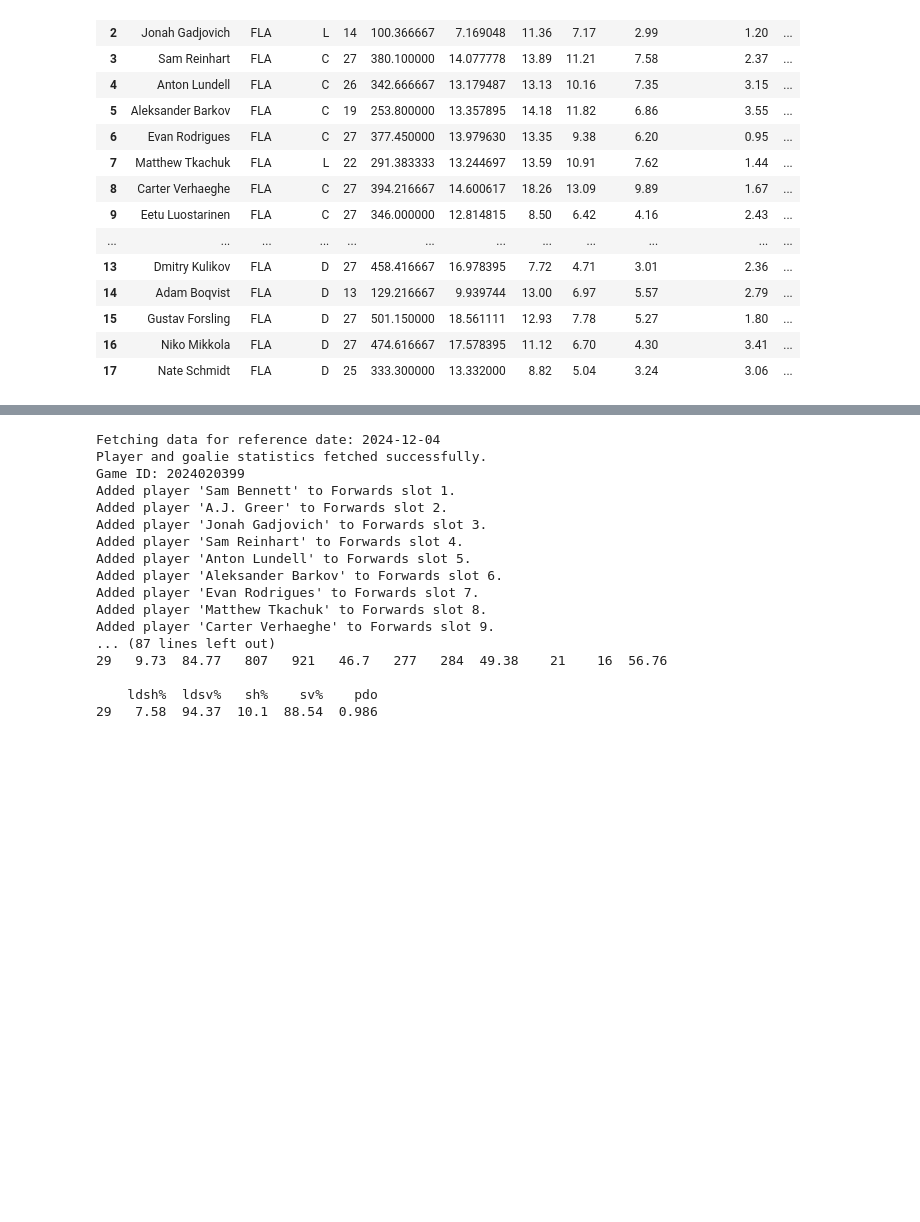
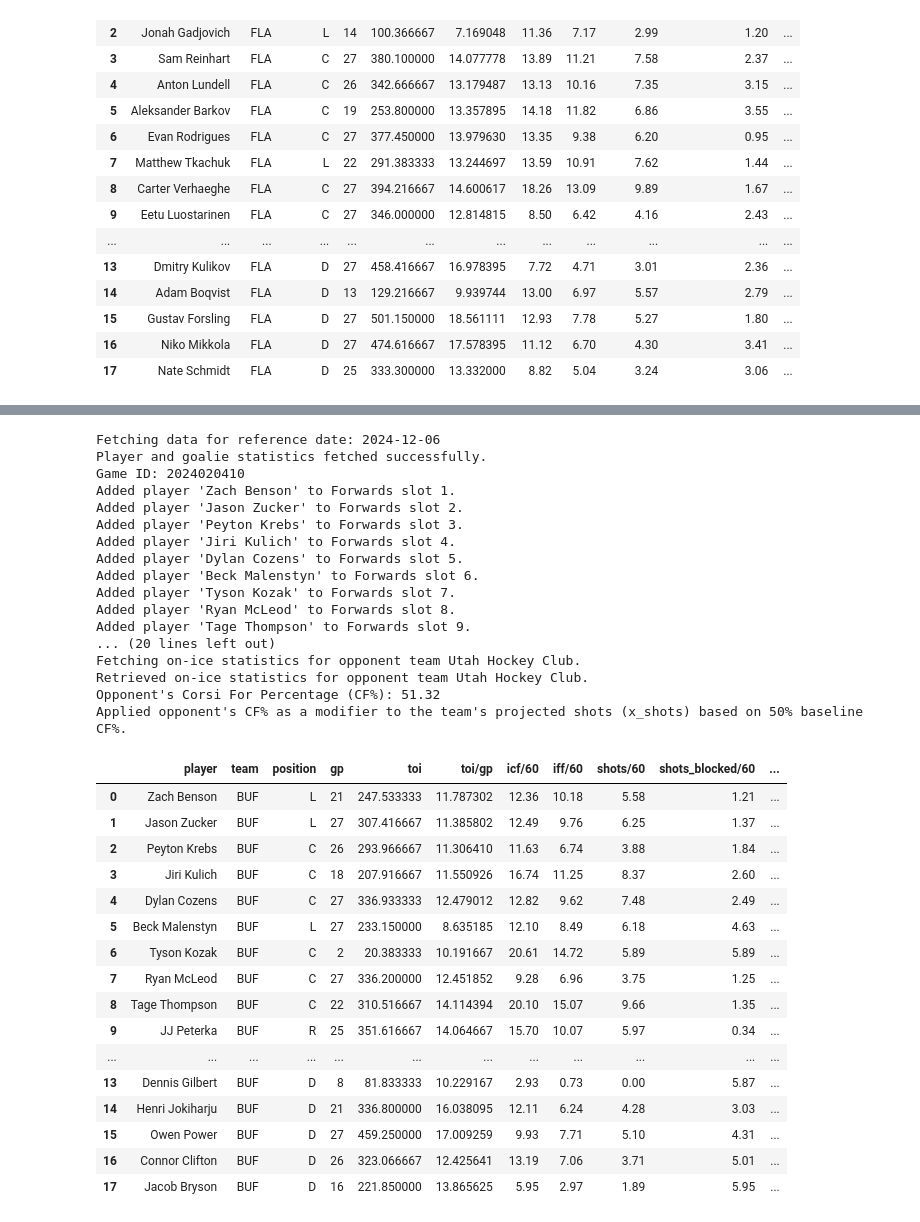
Before and after one commit to bwista/accurateshothelper, a Jupyter notebook: xgm_model_01.ipynb, the cells around one changed output, grey strips where cells are left out. Cells and saved outputs as stored; diff of their text form; code cells hidden in the pictures; blank space fills up the shorter version.

Commit message:
apply a corsi for % modifer to x_shots

```diff
--- a/xgm_model_01.ipynb
+++ b/xgm_model_01.ipynb
@@ -1873,6 +1845,21 @@ def process_team_shots_and_opponent(input_date: str, team: str, db_config: Dict[
             raise ValueError(f"No on-ice statistics found for opponent team '{opponent_team_fullname}'.")
         print(f"Retrieved on-ice statistics for opponent team {opponent_team_fullname}.")
 
+        # Step 7: Extract opponent's Corsi For Percentage (CF%)
+        # Assuming the column name for CF% is 'cf%'. Adjust if different.
+        if 'cf%' not in team_stats_df.columns:
+            raise KeyError("Column 'cf%' not found in opponent_stats_df. Please verify the scraped data.")
+
+        opponent_cf_pct = team_stats_df['cf%'].iloc[0]
+        print(f"Opponent's Corsi For Percentage (CF%): {opponent_cf_pct}")
+
+        # Step 8: Apply CF% as a modifier to the team's projected shots (x_shots) using a 50% baseline
+        baseline_cf_pct = 50  # Baseline CF% (average value)
+
+        # Adjust x_shots based on opponent's CF%
+        team_shots_df['x_shots_modified'] = team_shots_df['x_shots'] * (baseline_cf_pct / opponent_cf_pct)
+        print("Applied opponent's CF% as a modifier to the team's projected shots (x_shots) based on 50% baseline CF%.")
+
         return {
             'team_shots': team_shots_df,
             'game_id': game_id,
@@ -1885,8 +1872,8 @@ def process_team_shots_and_opponent(input_date: str, team: str, db_config: Dict[
         raise
 # %%
 # Example usage of the process_team_and_opponent function
-input_date = '2024-12-05'
-team = 'FLA'  # Example team code
+input_date = '2024-12-07'
+team = 'BUF'  # Example team code
 matchup_data = process_team_shots_and_opponent(input_date, team, db_config, loaded_model, loaded_poly)
 
 # Accessing the data
@@ -1894,29 +1881,41 @@ team_shots = matchup_data['team_shots']
 game_id = matchup_data['game_id']
 opponent_team = matchup_data['opponent_team']
 opponent_stats = matchup_data['opponent_stats']
-
-# Displaying the results
-print(f"Game ID: {game_id}")
-print(f"Opponent Team: {opponent_team}")
-print("Team Shots:")
-print(team_shots)
-print("Opponent On-Ice Statistics:")
-print(opponent_stats)
 # %% [output]
-Fetching data for reference date: 2024-12-04
+Fetching data for reference date: 2024-12-06
 Player and goalie statistics fetched successfully.
-Game ID: 2024020399
-Added player 'Sam Bennett' to Forwards slot 1.
-Added player 'A.J. Greer' to Forwards slot 2.
-Added player 'Jonah Gadjovich' to Forwards slot 3.
-Added player 'Sam Reinhart' to Forwards slot 4.
-Added player 'Anton Lundell' to Forwards slot 5.
-Added player 'Aleksander Barkov' to Forwards slot 6.
-Added player 'Evan Rodrigues' to Forwards slot 7.
-Added player 'Matthew Tkachuk' to Forwards slot 8.
-Added player 'Carter Verhaeghe' to Forwards slot 9.
-... (87 lines left out)
-29   9.73  84.77   807   921   46.7   277   284  49.38    21    16  56.76
-
-    ldsh%  ldsv%   sh%    sv%    pdo
-29   7.58  94.37  10.1  88.54  0.986
+Game ID: 2024020410
+Added player 'Zach Benson' to Forwards slot 1.
+Added player 'Jason Zucker' to Forwards slot 2.
+Added player 'Peyton Krebs' to Forwards slot 3.
+Added player 'Jiri Kulich' to Forwards slot 4.
+Added player 'Dylan Cozens' to Forwards slot 5.
+Added player 'Beck Malenstyn' to Forwards slot 6.
+Added player 'Tyson Kozak' to Forwards slot 7.
+Added player 'Ryan McLeod' to Forwards slot 8.
+Added player 'Tage Thompson' to Forwards slot 9.
+... (20 lines left out)
+Fetching on-ice statistics for opponent team Utah Hockey Club.
+Retrieved on-ice statistics for opponent team Utah Hockey Club.
+Opponent's Corsi For Percentage (CF%): 51.32
+Applied opponent's CF% as a modifier to the team's projected shots (x_shots) based on 50% baseline CF%.
+# %%
+team_shots
+# %% [output]
+|  | player | team | position | gp | toi | toi/gp | icf/60 | iff/60 | shots/60 | shots_blocked/60 | ... |
+| 0 | Zach Benson | BUF | L | 21 | 247.533333 | 11.787302 | 12.36 | 10.18 | 5.58 | 1.21 | ... |
+| 1 | Jason Zucker | BUF | L | 27 | 307.416667 | 11.385802 | 12.49 | 9.76 | 6.25 | 1.37 | ... |
+| 2 | Peyton Krebs | BUF | C | 26 | 293.966667 | 11.306410 | 11.63 | 6.74 | 3.88 | 1.84 | ... |
+| 3 | Jiri Kulich | BUF | C | 18 | 207.916667 | 11.550926 | 16.74 | 11.25 | 8.37 | 2.60 | ... |
+| 4 | Dylan Cozens | BUF | C | 27 | 336.933333 | 12.479012 | 12.82 | 9.62 | 7.48 | 2.49 | ... |
+| 5 | Beck Malenstyn | BUF | L | 27 | 233.150000 | 8.635185 | 12.10 | 8.49 | 6.18 | 4.63 | ... |
+| 6 | Tyson Kozak | BUF | C | 2 | 20.383333 | 10.191667 | 20.61 | 14.72 | 5.89 | 5.89 | ... |
+| 7 | Ryan McLeod | BUF | C | 27 | 336.200000 | 12.451852 | 9.28 | 6.96 | 3.75 | 1.25 | ... |
+| 8 | Tage Thompson | BUF | C | 22 | 310.516667 | 14.114394 | 20.10 | 15.07 | 9.66 | 1.35 | ... |
+| 9 | JJ Peterka | BUF | R | 25 | 351.616667 | 14.064667 | 15.70 | 10.07 | 5.97 | 0.34 | ... |
+| ... | ... | ... | ... | ... | ... | ... | ... | ... | ... | ... | ... |
+| 13 | Dennis Gilbert | BUF | D | 8 | 81.833333 | 10.229167 | 2.93 | 0.73 | 0.00 | 5.87 | ... |
+| 14 | Henri Jokiharju | BUF | D | 21 | 336.800000 | 16.038095 | 12.11 | 6.24 | 4.28 | 3.03 | ... |
+| 15 | Owen Power | BUF | D | 27 | 459.250000 | 17.009259 | 9.93 | 7.71 | 5.10 | 4.31 | ... |
+| 16 | Connor Clifton | BUF | D | 26 | 323.066667 | 12.425641 | 13.19 | 7.06 | 3.71 | 5.01 | ... |
+| 17 | Jacob Bryson | BUF | D | 16 | 221.850000 | 13.865625 | 5.95 | 2.97 | 1.89 | 5.95 | ... |
```
Also changed, not shown: parts of 2 cells of this notebook.
